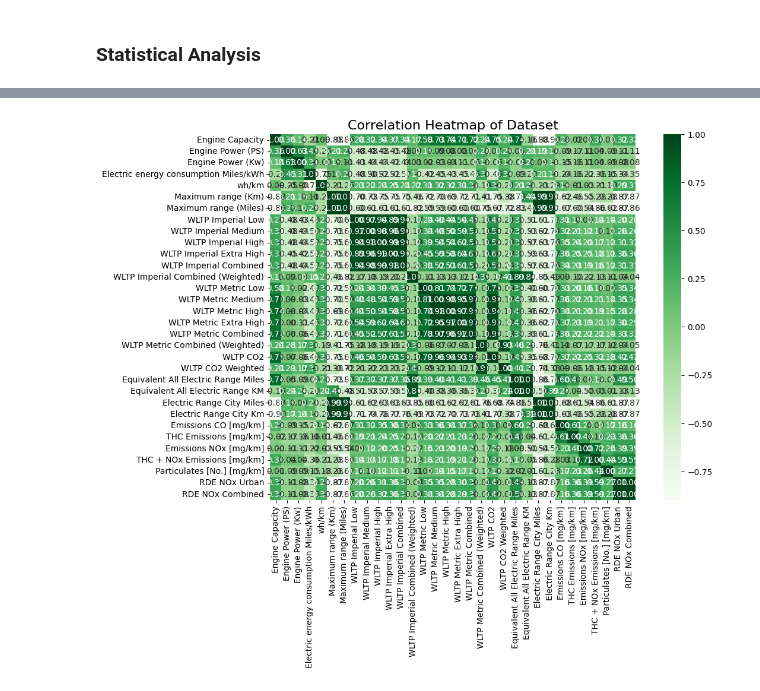
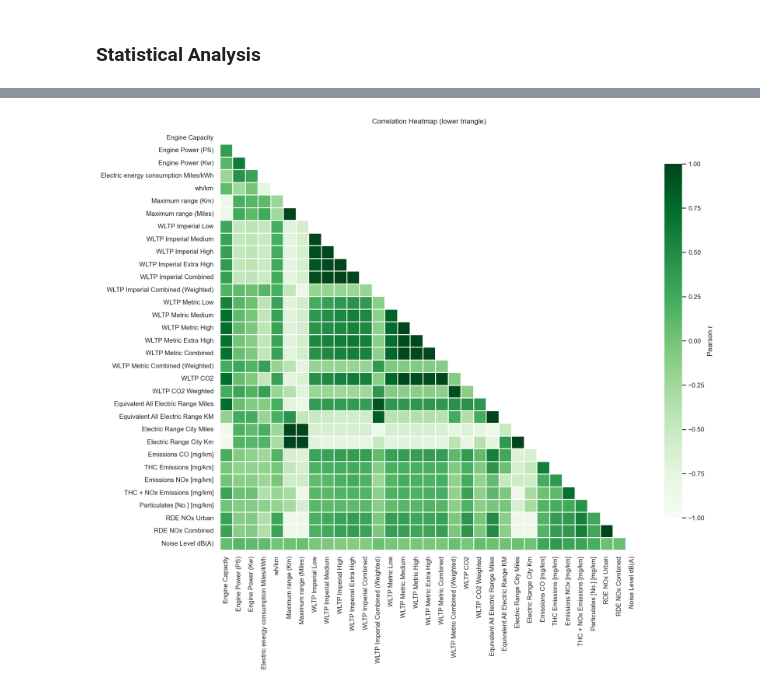
Before and after one commit to damian2551/Predictive-Modelling-of-Gas-Emissions-from-Cars, a Jupyter notebook: Assignment_2.ipynb, the cells around one changed output, grey strips where cells are left out. Saved outputs shown, nothing was run; the diff lists cells and outputs as text; code cells hidden in the pictures.

```diff
--- a/Assignment_2.ipynb
+++ b/Assignment_2.ipynb
@@ -67,5 +74 @@ Unnamed: 44                              float64
 dtype: object
-# %%
-# Drop 3 the last 3 columns
-data = data.drop(columns=["Manufacturer","Model", "Description", "Euro Standard", "Diesel VED Supplement", "Testing Scheme", "Unnamed: 44", "Date of change", "Noise Level dB(A)"], axis = 1)
-data.head()
@@ -121,19 +177,24 @@ data.describe()
 # %%
-# compute correlation matrix
-corr = data.corr()
+sns.set_theme(style="white", font_scale=0.9)  # smaller fonts
 
-# set plot size
-plt.figure(figsize=(12,8))
+# Select only numeric columns for computing correlation
+numeric_data = data.select_dtypes(include=[np.number])
+corr = numeric_data.corr()
 
-# create heatmap
-sns.heatmap(corr,
-            annot=True,      # show correlation values in cells
-            fmt=".2f",       # format numbers (2 decimals)
-            cmap="Greens",  # color map: blue→red
-            cbar=True,       # show color bar
-            square=True)     # keep cells square
+# mask the upper triangle (matrix is symmetric)
+mask = np.triu(np.ones_like(corr, dtype=bool))
 
-plt.title("Correlation Heatmap of Dataset", fontsize=16)
+plt.figure(figsize=(14, 12), dpi=150)
+ax = sns.heatmap(
+    corr, mask=mask, cmap="Greens", vmin=-1, vmax=1, center=0,
+    linewidths=.5, linecolor="white",
+    cbar_kws=dict(shrink=.8, label="Pearson r"),
+    annot=False,  # turn off numbers (too dense)
+    square=True
+)
+
+ax.set_title("Correlation Heatmap (lower triangle)", pad=12)
+plt.tight_layout()
 plt.show()
 # %% [output]
-[figure, old version]
+[figure, new version]
```
Also changed, not shown: parts of 21 cells of this notebook.
